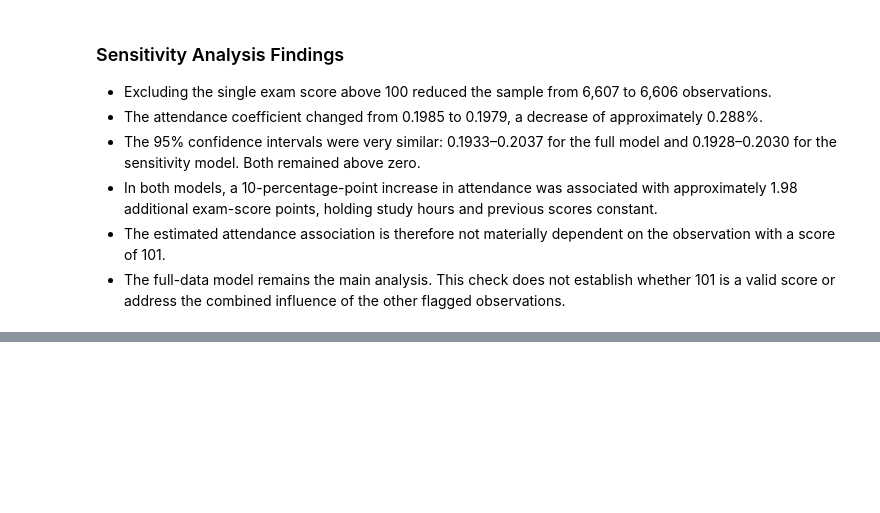
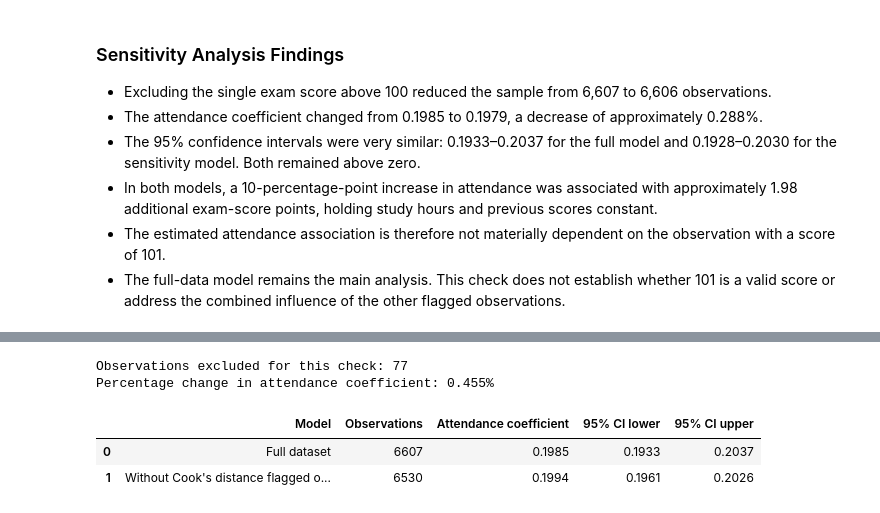
Before and after one commit to LieneRubule/student-performance-analysis, a Jupyter notebook: jupyter_notebooks/Student_Performance_Hypothesis_Testing.ipynb, the cells around one changed output, grey strips where cells are left out. Cells and saved outputs as stored; diff of their text form; code cells hidden in the pictures; blank space fills up the shorter version.

Commit message:
Check attendance estimate sensitivity to flagged observations

```diff
--- a/jupyter_notebooks/Student_Performance_Hypothesis_Testing.ipynb
+++ b/jupyter_notebooks/Student_Performance_Hypothesis_Testing.ipynb
@@ -644,0 +663,62 @@ Percentage change in attendance coefficient: -0.288%
+# %%
+# Created with ChatGPT assistance for this project's analysis.
+# Source: Official statsmodels OLS fitting documentation
+# https://www.statsmodels.org/stable/generated/statsmodels.regression.linear_model.OLS.fit.html
+
+# Select observations not flagged by the original model
+h1_unflagged_indices = h1_influence_table.index[
+    ~h1_influence_table["Flagged"]
+]
+h1_data_unflagged = df.loc[h1_unflagged_indices].copy()
+
+# Refit the same model for this exploratory sensitivity check
+h1_model_unflagged = smf.ols(
+    formula="Exam_Score ~ Attendance + Hours_Studied + Previous_Scores",
+    data=h1_data_unflagged
+).fit(cov_type="HC3")
+
+# Compare attendance estimates and 95% confidence intervals
+h1_influence_comparison_rows = []
+
+for label, model in [
+    ("Full dataset", h1_model),
+    ("Without Cook's distance flagged observations", h1_model_unflagged)
+]:
+    attendance_ci = model.conf_int().loc["Attendance"]
+
+    h1_influence_comparison_rows.append(
+        {
+            "Model": label,
+            "Observations": int(model.nobs),
+            "Attendance coefficient": model.params["Attendance"],
+            "95% CI lower": attendance_ci.iloc[0],
+            "95% CI upper": attendance_ci.iloc[1]
+        }
+    )
+
+h1_influence_comparison = pd.DataFrame(h1_influence_comparison_rows)
+
+# Calculate the percentage change relative to the full model
+h1_influence_change_pct = (
+    (h1_model_unflagged.params["Attendance"]
+     - h1_model.params["Attendance"])
+    / h1_model.params["Attendance"]
+    * 100
+)
+
+print(
+    "Observations excluded for this check:",
+    int(h1_model.nobs - h1_model_unflagged.nobs)
+)
+print(
+    "Percentage change in attendance coefficient: "
+    f"{h1_influence_change_pct:.3f}%"
+)
+
+h1_influence_comparison.round(4)
+# %% [output]
+Observations excluded for this check: 77
+Percentage change in attendance coefficient: 0.455%
+|  | Model | Observations | Attendance coefficient | 95% CI lower | 95% CI upper |
+| 0 | Full dataset | 6607 | 0.1985 | 0.1933 | 0.2037 |
+| 1 | Without Cook's distance flagged o... | 6530 | 0.1994 | 0.1961 | 0.2026 |
```
Also changed, not shown: parts of 2 cells of this notebook.
